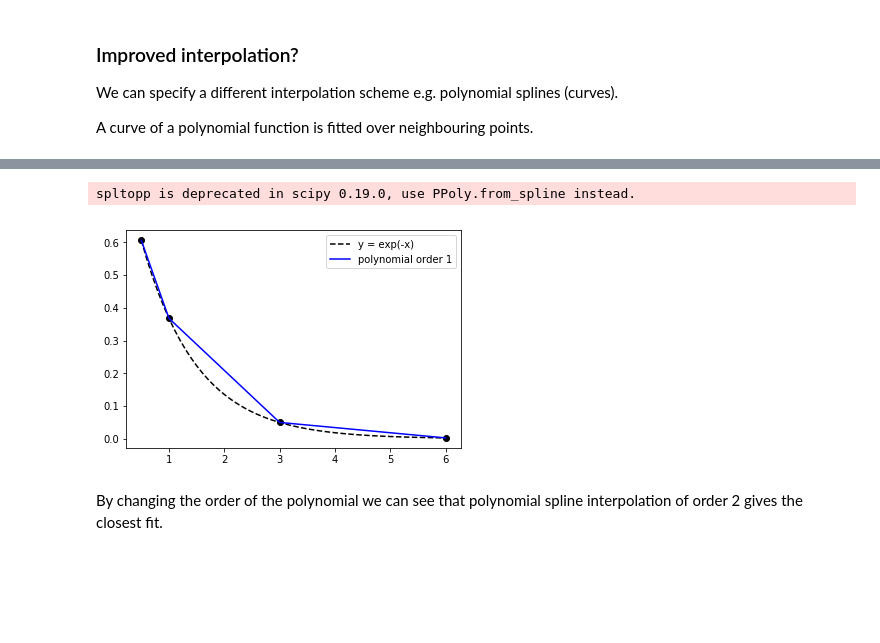
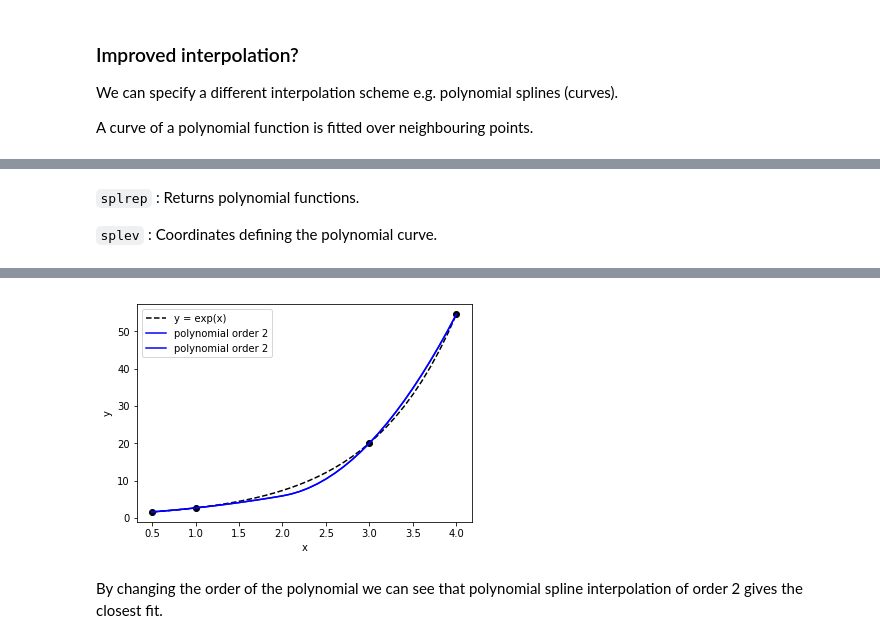
Before and after one commit to vongvanicht/Intro_to_Python, a Jupyter notebook: 05_Plotting_and_Analysing.ipynb, the cells around one changed output, grey strips where cells are left out. Cells and saved outputs as stored; diff of their text form; code cells hidden in the pictures; blank space fills up the shorter version.

Commit message:
interpolation exercise updated

```diff
--- a/05_Plotting_and_Analysing.ipynb
+++ b/05_Plotting_and_Analysing.ipynb
@@ -765,8 +765,15 @@ By generating (and plotting) the interpolated solutions computationally, we can
 # %% [markdown]
 Suppose we have some data that describes the value of $f$ at time $t$.
 # %%
-x = np.array([0.5,1,3,6])
-y = np.array([0.6065, 0.3679, 0.0498, 0.0025])
+# x = np.array([0.5,1,3,6])
+# y = np.array([0.6065, 0.3679, 0.0498, 0.0025])
+# plt.plot(x, y, 'ko--')
+# plt.xlabel('x')
+# plt.ylabel('y(x)')
+
+
+x = np.array([0.5,1,3,4])
+y = np.array([1.648,  2.718, 20.086, 54.598])
 plt.plot(x, y, 'ko--')
 plt.xlabel('x')
 plt.ylabel('y(x)')
@@ -848,17 +872,53 @@ from scipy.interpolate import spltopp
+# %% [markdown]
+`splrep` : Returns polynomial functions.
+
+`splev` : Coordinates defining the polynomial curve.
 # %%
 # original data
-x = np.array([0.5,1,3,6])
-y = np.array([0.6065, 0.3679, 0.0498, 0.0025])
-x_int = np.arange(0.5, 6.1, 0.1)
+# x = np.array([0.5,1,3,6])
+# y = np.array([0.6065, 0.3679, 0.0498, 0.0025])
+# x_int = np.arange(0.5, 6.1, 0.1)
+# plt.plot(x, y, 'ko')
+
+
+# # function data
+# plt.plot(x_int, np.exp(-x_int), 'k--', label='y = exp(-x)')
+
+
+# # order polynomial interpolation
+# order_poly = 3
+
+
+# # polynomial function
+# func = splrep(x, y, k=order_poly)
+
+# # polynomial curve
+# y_int = splev(x_int, func)
+
+# plt.plot(x_int, y_int, 'b', label=f'polynomial order {order_poly}')
+# plt.legend()
+
+
+# # coefficients
+# C = spltopp(func[0][1:-1],func[1],func[2]).coeffs
+
+# # Print the coefficients of the function
+# # Columns : spline section
+# # Rows : term (index 0 : highest order term)
+# print(C)
+
+x = np.array([0.5,1,3,4])
+y = np.array([1.648,  2.718, 20.086, 54.598])
+x_int = np.arange(0.5, 4.1, 0.1)
 plt.plot(x, y, 'ko')
 
 
 # function data
-plt.plot(x_int, np.exp(-x_int), 'k--', label='y = exp(-x)')
+plt.plot(x_int, np.exp(x_int), 'k--', label='y = exp(x)')
 
 
 # order polynomial interpolation
-order_poly = 1
+order_poly = 2
 
 
 # polynomial function
@@ -870,9 +930,25 @@ y_int = splev(x_int, func)
 plt.plot(x_int, y_int, 'b', label=f'polynomial order {order_poly}')
 plt.legend()
 
+# polynomial function
+#func = splrep(x, y, k=order_poly, s=0)
+F   = scipy.interpolate.PPoly.from_spline(func)
+
+print(F.x)
+print(F.c)
+
+# polynomial curve
+y_int = splev(x_int, func)
+
+plt.plot(x_int, y_int, 'b', label=f'polynomial order {order_poly}')
+plt.legend()
+
+plt.xlabel('x')
+plt.ylabel('y')
+plt.legend()
 
 # coefficients
-C = spltopp(func[0][1:-1],func[1],func[2]).coeffs
+#C = spltopp(func[0][1:-1],func[1],func[2]).coeffs
 
 # Print the coefficients of the function
 # Columns : spline section
@@ -884,4 +964,3 @@ print(C)
-spltopp is deprecated in scipy 0.19.0, use PPoly.from_spline instead.
-[figure, old version]
+[figure, new version]
 # %% [markdown]
 By changing the order of the polynomial we can see that polynomial spline interpolation of order 2 gives the closest fit.
```
Also changed, not shown: parts of 37 cells of this notebook.
